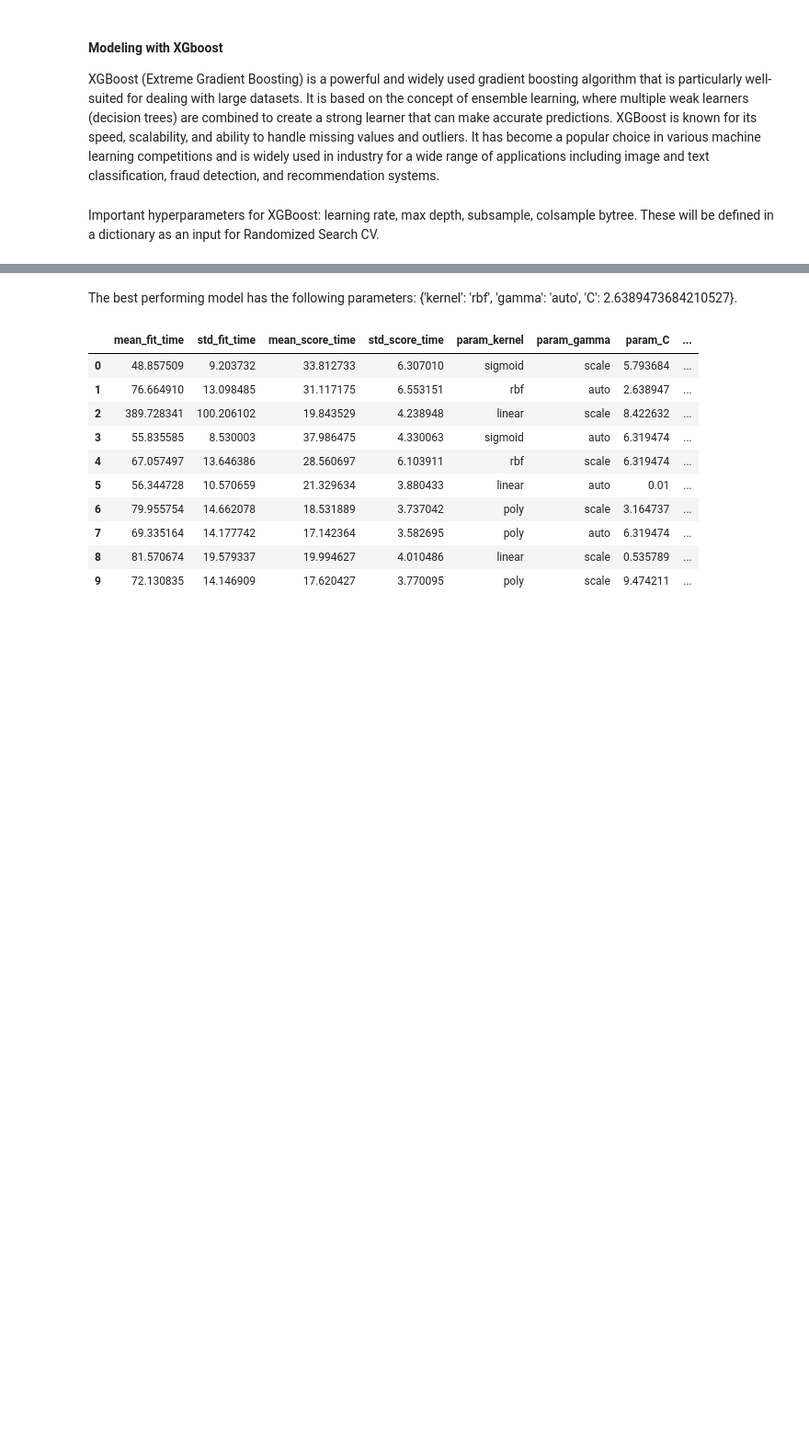
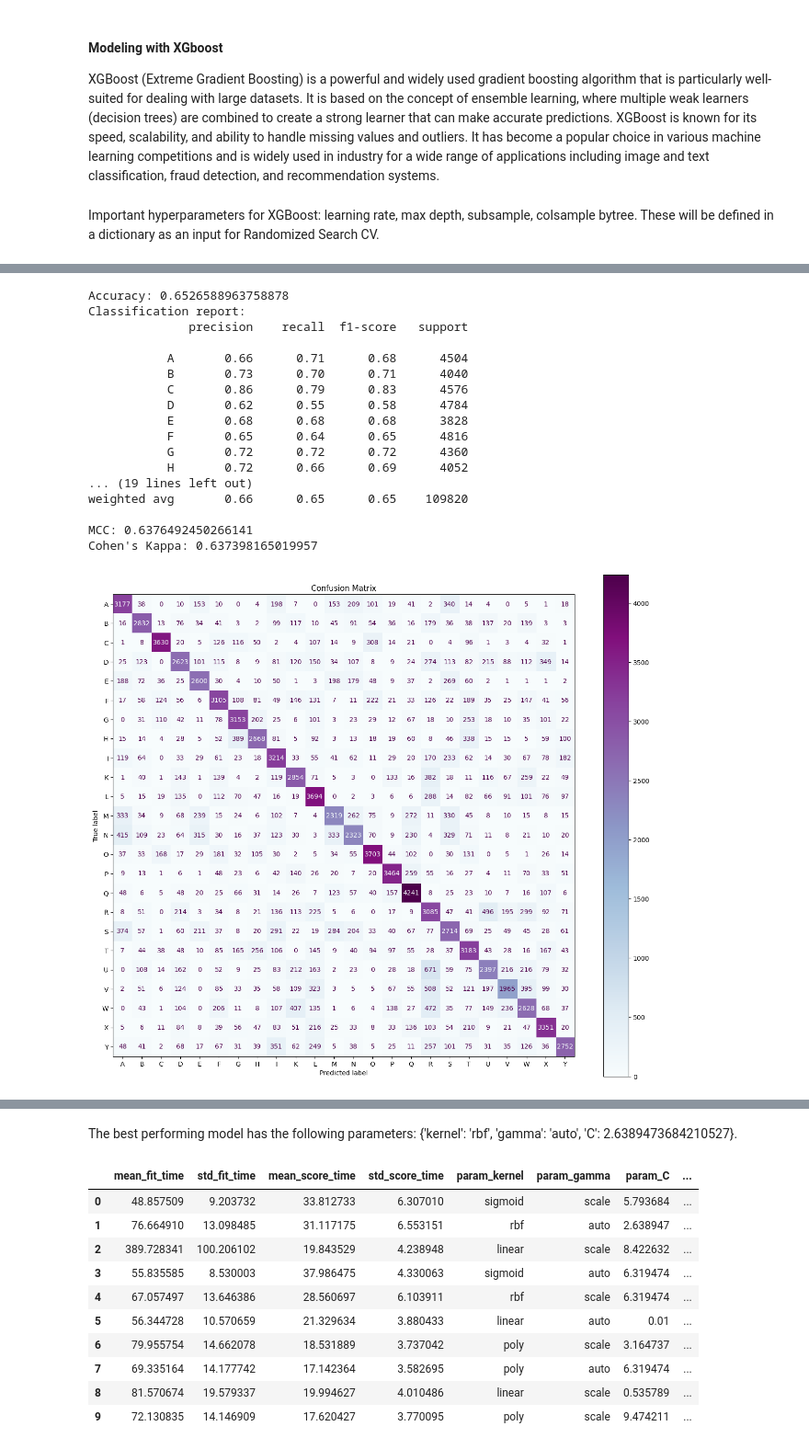
Before and after one commit to DataScienceAndEngineering/machine-learning-dse-i210-final-project-signlanguageclassification, a Jupyter notebook: notebooks/1.5-su-XGBoost.ipynb, the cells around one changed output, grey strips where cells are left out. Shown at 92% size. Drawn from its saved outputs; the diff is of its cells as text; code cells hidden in the pictures; blank space fills up the shorter version.

Commit message:
model running

```diff
--- a/notebooks/1.5-su-XGBoost.ipynb
+++ b/notebooks/1.5-su-XGBoost.ipynb
@@ -78,14 +101,14 @@ Important hyperparameters for XGBoost: learning rate, max depth, subsample, cols
 # %%
 # define the hyperparameter grid
 param_grid = {
-    'learning_rate': uniform(0.01, 0.1),
-    'max_depth': randint(3, 10),
-    'min_child_weight': randint(1, 10),
-    'subsample': uniform(0.6, 0.4),
-    'colsample_bytree': uniform(0.6, 0.4),
-    'gamma': uniform(0, 0.5),
-    'reg_alpha': uniform(0, 1),
-    'reg_lambda': uniform(0, 1)
+    'learning_rate': [0.01, 0.05],
+    'max_depth': [3, 4, 5, 6],
+    'min_child_weight': [1, 2, 3, 4],
+    'subsample': [0.4, 0.6],
+    'colsample_bytree': [0.4, 0.6],
+    'gamma': [0],
+    'reg_alpha': [0],
+    'reg_lambda': [1]
 }
 # %%
 from sklearn.preprocessing import LabelEncoder
@@ -99,7 +123,7 @@ xgb = XGBClassifier()
 # Create a RandomizedSearchCV object
 xgb_search = RandomizedSearchCV(estimator=xgb,
                                 param_distributions=param_grid,
-                                cv=5,
+                                cv=3,
                                 random_state=42,
                                 verbose=3)
 # %%
@@ -107,0 +135,15 @@ xgb_search.fit(X_train_lda, y_train_encoded)
+# %%
+from xgboost import XGBClassifier
+
+# Create an XGBoost classifier object with fixed hyperparameters
+xgb = XGBClassifier(learning_rate=0.01,
+                    max_depth=6,
+                    min_child_weight=5,
+                    subsample=0.6,
+                    colsample_bytree=0.6,
+                    gamma=0,
+                    reg_alpha=1,
+                    reg_lambda=5)
+
+# Fit the XGBoost classifier object to the transformed data
+xgb.fit(X_train_lda, y_train_encoded)
@@ -107,0 +162,24 @@ xgb_search.fit(X_train_lda, y_train_encoded)
+# %%
+# applying XGB on Training data
+y_pred_xgb_train = xgb.predict(X_train_lda)
+# %%
+evaluate_model(y_train_encoded, y_pred_xgb_train, letters)
+# %% [output]
+Accuracy: 0.6526588963758878
+Classification report:
+              precision    recall  f1-score   support
+
+           A       0.66      0.71      0.68      4504
+           B       0.73      0.70      0.71      4040
+           C       0.86      0.79      0.83      4576
+           D       0.62      0.55      0.58      4784
+           E       0.68      0.68      0.68      3828
+           F       0.65      0.64      0.65      4816
+           G       0.72      0.72      0.72      4360
+           H       0.72      0.66      0.69      4052
+... (19 lines left out)
+weighted avg       0.66      0.65      0.65    109820
+
+MCC: 0.6376492450266141
+Cohen's Kappa: 0.637398165019957
+[figure, added]
```
Also changed, not shown: parts of 10 cells of this notebook.
